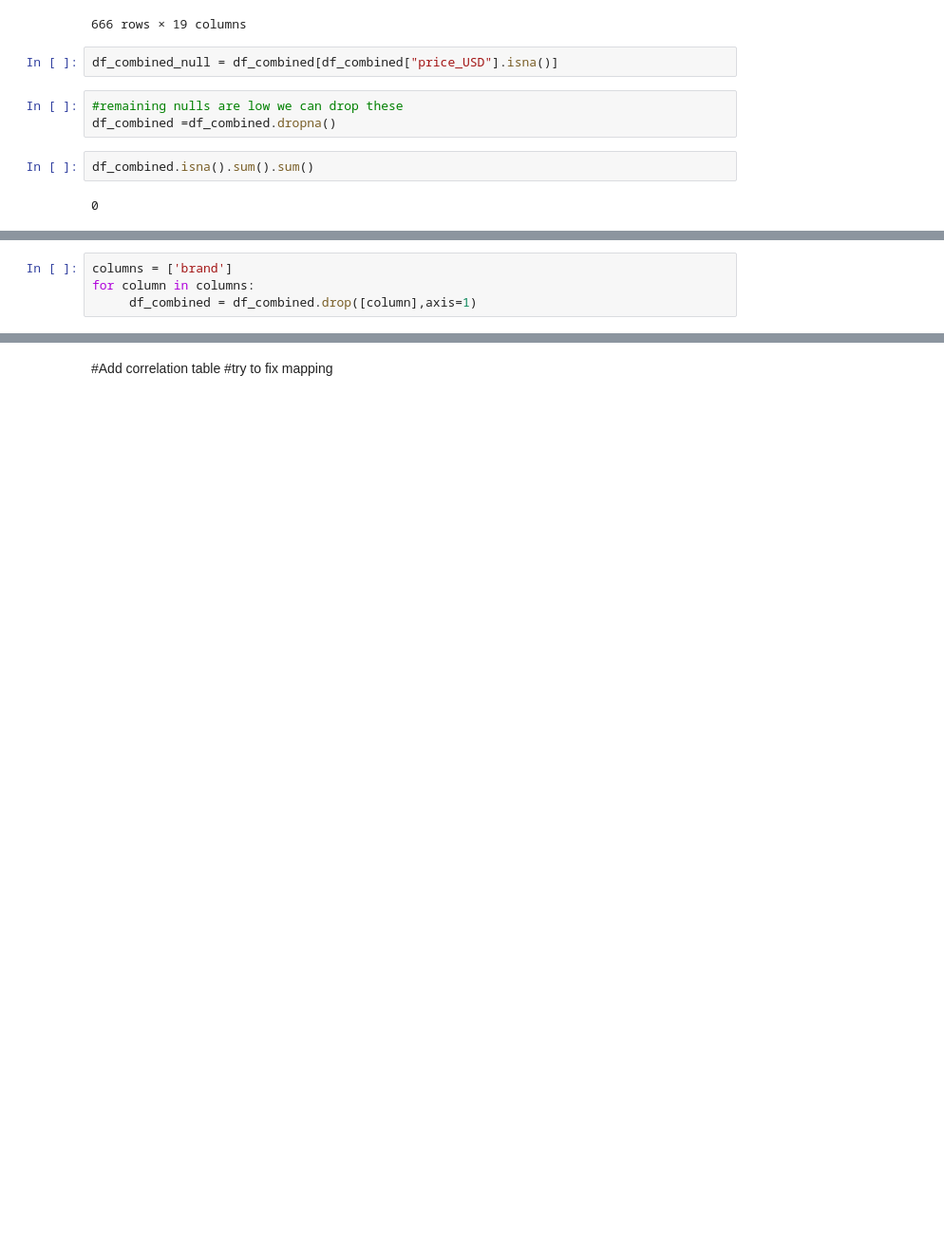
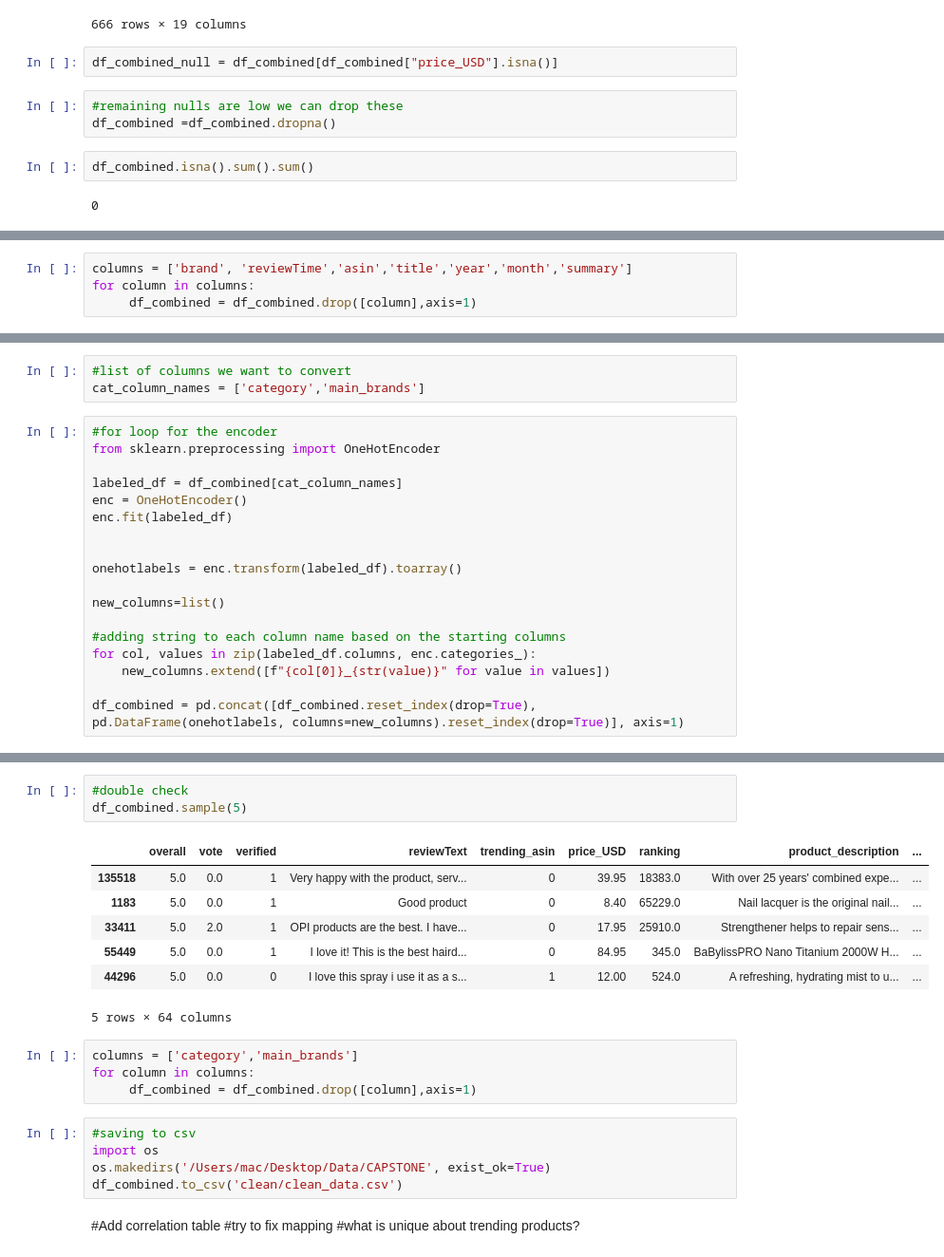
Before and after one commit to toffeeink/TrendSearcher_Capstone, a Jupyter notebook: Cleaning_and_initial_exploratory_analysis.ipynb, the cells around one changed output, grey strips where cells are left out. Shown at 95% size. Saved outputs shown, nothing was run; the diff lists cells and outputs as text; blank space fills up the shorter version.

```diff
--- a/Cleaning_and_initial_exploratory_analysis.ipynb
+++ b/Cleaning_and_initial_exploratory_analysis.ipynb
@@ -1166,4 +1194,4 @@ df_combined.isna().sum().sum()
 # %%
-columns = ['brand']
+columns = ['brand', 'reviewTime','asin','title','year','month','summary']
 for column in columns:
      df_combined = df_combined.drop([column],axis=1)
@@ -1196,0 +1211,21 @@ df_combined
+# %%
+#list of columns we want to convert
+cat_column_names = ['category','main_brands']
+# %%
+#for loop for the encoder
+from sklearn.preprocessing import OneHotEncoder
+
+labeled_df = df_combined[cat_column_names]
+enc = OneHotEncoder()
+enc.fit(labeled_df)
+
+
+onehotlabels = enc.transform(labeled_df).toarray()
+
+new_columns=list()
+
+#adding string to each column name based on the starting columns
+for col, values in zip(labeled_df.columns, enc.categories_):
+    new_columns.extend([f"{col[0]}_{str(value)}" for value in values])
+
+df_combined = pd.concat([df_combined.reset_index(drop=True), pd.DataFrame(onehotlabels, columns=new_columns).reset_index(drop=True)], axis=1)
@@ -1197,3 +1252,24 @@ df_combined
+# %%
+#double check
+df_combined.sample(5)
+# %% [output]
+|  | overall | vote | verified | reviewText | trending_asin | price_USD | ranking | product_description | ... |
+| 135518 | 5.0 | 0.0 | 1 | Very happy with the product, serv... | 0 | 39.95 | 18383.0 | With over 25 years' combined expe... | ... |
+| 1183 | 5.0 | 0.0 | 1 | Good product | 0 | 8.40 | 65229.0 | Nail lacquer is the original nail... | ... |
+| 33411 | 5.0 | 2.0 | 1 | OPI products are the best. I have... | 0 | 17.95 | 25910.0 | Strengthener helps to repair sens... | ... |
+| 55449 | 5.0 | 0.0 | 1 | I love it! This is the best haird... | 0 | 84.95 | 345.0 | BaBylissPRO Nano Titanium 2000W H... | ... |
+| 44296 | 5.0 | 0.0 | 0 | I love this spray i use it as a s... | 1 | 12.00 | 524.0 | A refreshing, hydrating mist to u... | ... |
+5 rows × 64 columns
+# %%
+columns = ['category','main_brands']
+for column in columns:
+     df_combined = df_combined.drop([column],axis=1)
+# %%
+#saving to csv
+import os
+os.makedirs('/Users/mac/Desktop/Data/CAPSTONE', exist_ok=True)
+df_combined.to_csv('clean/clean_data.csv')
 # %% [markdown]
 #Add correlation table
 #try to fix mapping
+#what is unique about trending products?
```
Also changed, not shown: parts of 16 cells of this notebook, 1 other file.
